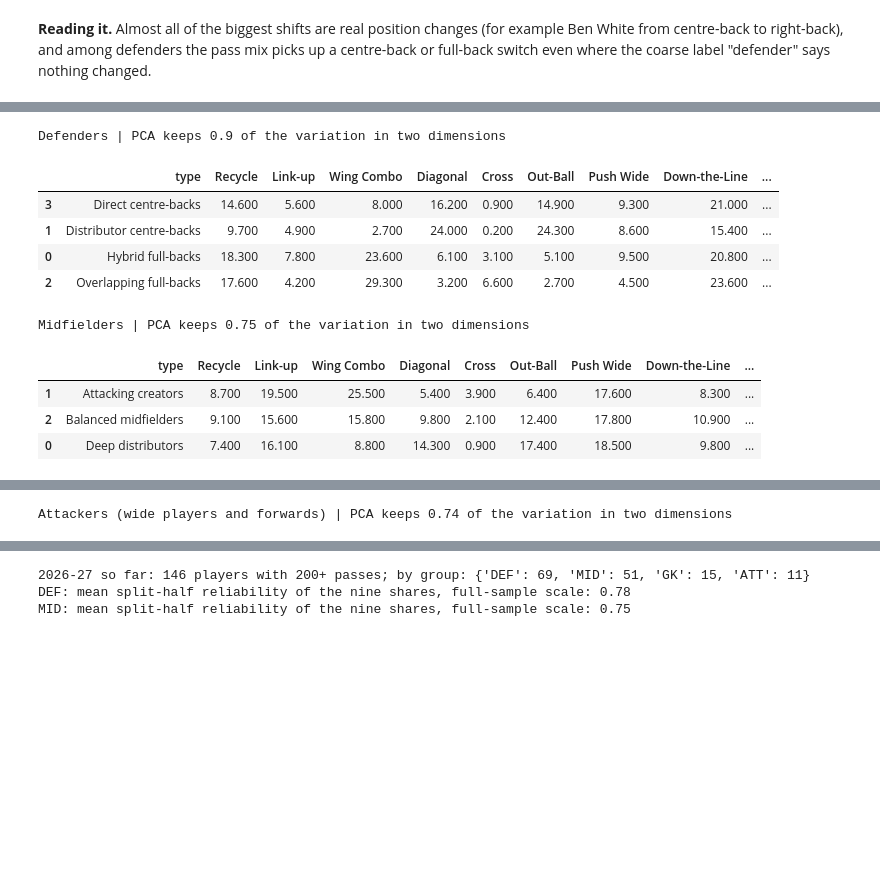
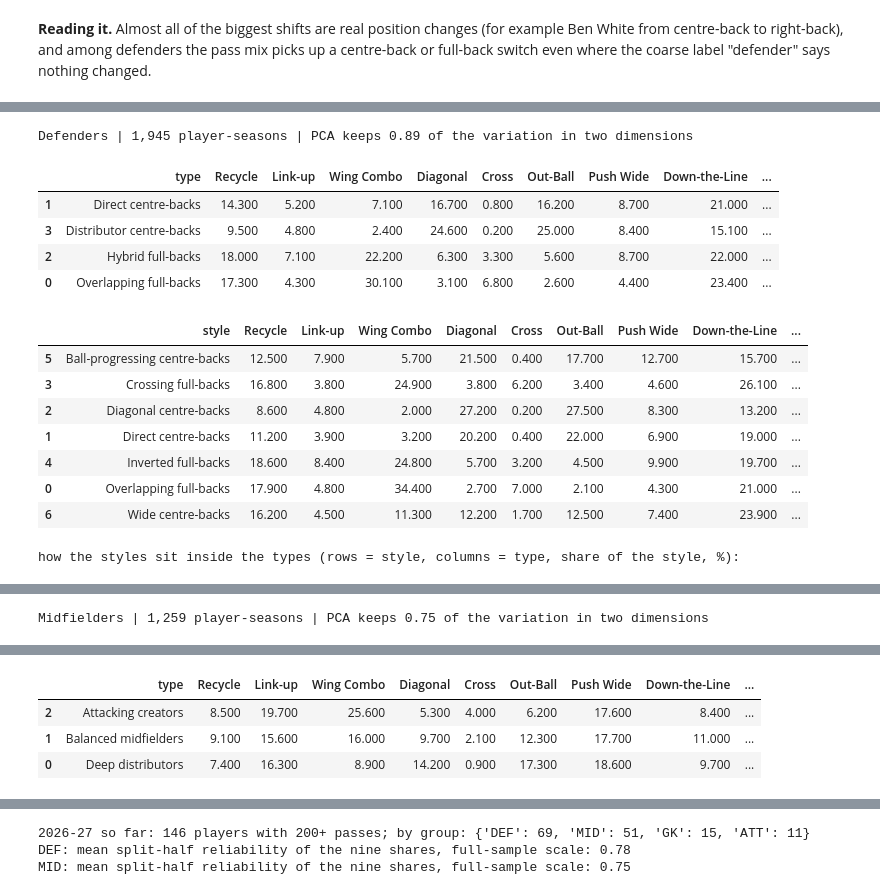
Before and after one commit to chuongt1311-droid/EPL-Player-Clustering, a Jupyter notebook: notebooks/EPL_Player_Clustering.ipynb, the cells around one changed output, grey strips where cells are left out. Drawn from its saved outputs; the diff is of its cells as text; code cells hidden in the pictures; blank space fills up the shorter version.

```diff
--- a/notebooks/EPL_Player_Clustering.ipynb
+++ b/notebooks/EPL_Player_Clustering.ipynb
@@ -855,0 +897,6 @@ This is the original idea I set out to imitate (k-means on **players**, coloured
+# %%
+CUTS = {'DEF': 200, 'MID': 350, 'ATT': 350}
+tab = []
+for g_ in GROUPS:
+    d = S2[S2.grp == g_]; tab.append(dict(position=GROUPS[g_].split(' (')[0], kept_at_500=int((d.n_passes >= 500).sum()), pct_kept_at_500=round(100 * (d.n_passes >= 500).mean()), cutoff=CUTS[g_], kept_at_cutoff=int((d.n_passes >= CUTS[g_]).sum()), reliability_at_cutoff=round(rel((S2.grp == g_).to_numpy() & (S2.n_passes >= CUTS[g_]).to_numpy()), 3)))
+display(pd.DataFrame(tab).set_index('position'))
@@ -901,44 +989,78 @@ Fit the final groups, and name each by its most-used passes. The cluster numbers
 # %%
-KSEL = {'DEF': 4, 'MID': 3, 'ATT': 4}
+KSEL = {'DEF': 4, 'MID': 3, 'ATT': 4}; KFINE = {'DEF': 7, 'MID': 5, 'ATT': 6}
 TYPE_NAMES = {
     'DEF': [('Overlapping full-backs', '#c8553d', 'Wing combinations, down-the-line balls and crosses from the touchline.'), ('Hybrid full-backs', '#e09f3e', 'Full-backs who recycle, combine and play more inside.'),
             ('Distributor centre-backs', '#1d4e89', 'Diagonals and out-balls from deep.'), ('Direct centre-backs', '#6b7a8f', 'Fewer diagonals, more down-the-line and long balls.')],
     'MID': [('Attacking creators', '#c8553d', 'Wing combinations and link-ups in the attacking half.'), ('Deep distributors', '#1d4e89', 'Out-balls and diagonals; push the ball forward and wide from deep.'),
             ('Balanced midfielders', '#2a9d8f', 'A mix of everything, with more down-the-line and long balls.')],
     'ATT': [('Combination wingers', '#c8553d', 'Mostly wing combinations: short passes on the wing in the final third.'), ('Link-up forwards', '#1d4e89', 'Link-up passes through the middle; low threat per 90.'),
             ('Crossing wide players', '#e09f3e', 'Crosses and down-the-line balls from wide.'), ('Inside creators', '#2a9d8f', 'Link-ups, pushes wide and wing combinations from inside positions.')]}
-def name_clusters(gname, M):                      # M: k x 9 mean shares; returns {cluster id: index into TYPE_NAMES[gname]}
+# finer styles: (name, colour, description, prototype = how the style differs from its position average, in the nine pass types)
+STYLES = {
+    'DEF': [('Overlapping full-backs', '#c8553d', 'The purest wing combiners: a third of their passes are wing combinations, plus crosses.', {'Wing Combo': 1, 'Cross': .3, 'Out-Ball': -.3}),
+            ('Crossing full-backs', '#e09f3e', 'Down-the-line balls, wing combinations and crosses.', {'Down-the-Line': 1, 'Wing Combo': .5, 'Cross': .4, 'Long Ball': .3}),
+            ('Inverted full-backs', '#b5838d', 'Recycle, link up and push wide from inside: full-backs who act like midfielders.', {'Recycle': 1, 'Link-up': 1, 'Push Wide': .8, 'Wing Combo': .3}),
+            ('Wide centre-backs', '#6b7a8f', 'Centre-backs (or hybrids) whose passing goes down the line.', {'Down-the-Line': 1, 'Wing Combo': .2, 'Long Ball': .3, 'Recycle': .3}),
+            ('Ball-progressing centre-backs', '#2a9d8f', 'Diagonals and out-balls, plus pushes wide and link-ups: they move the ball up.', {'Diagonal': .8, 'Out-Ball': .6, 'Push Wide': 1, 'Link-up': .6}),
+            ('Diagonal centre-backs', '#1d4e89', 'A quarter diagonals and a quarter out-balls: the switchers.', {'Diagonal': 1, 'Out-Ball': 1, 'Wing Combo': -.5}),
+            ('Direct centre-backs', '#7d5ba6', 'Out-balls with more long balls and fewer short passes.', {'Out-Ball': .8, 'Long Ball': 1, 'Diagonal': .5, 'Recycle': -.3})],
+    'MID': [('Attacking creators', '#c8553d', 'Wing combinations and crosses in the attacking half.', {'Wing Combo': 1, 'Cross': .4, 'Out-Ball': -.5}),
+            ('Link-up midfielders', '#e09f3e', 'Link-ups, wing combinations and pushes wide.', {'Link-up': 1, 'Wing Combo': .6, 'Push Wide': .4}),
+            ('Deep circulators', '#1d4e89', 'Out-balls, diagonals, link-ups and pushes wide; few wing combinations.', {'Out-Ball': .7, 'Diagonal': .7, 'Link-up': .5, 'Push Wide': .5, 'Wing Combo': -.6}),
+            ('Long-passing midfielders', '#7d5ba6', 'Out-balls, diagonals and long balls from deep.', {'Out-Ball': .8, 'Diagonal': .8, 'Long Ball': 1, 'Link-up': -.4}),
+            ('All-round midfielders', '#2a9d8f', 'Close to the average midfielder, with a little more down-the-line.', {'Down-the-Line': .8, 'Recycle': .4, 'Long Ball': .3})],
+    'ATT': [('Crossing wide players', '#e09f3e', 'Crosses and down-the-line balls from wide.', {'Cross': 1, 'Down-the-Line': .8, 'Long Ball': .5, 'Link-up': -.5}),
+            ('Wing-combination wingers', '#c8553d', 'Over 40% wing combinations.', {'Wing Combo': 1, 'Recycle': .3, 'Link-up': -.4}),
+            ('All-round wingers', '#6b7a8f', 'Close to the average wide player.', {'Recycle': .3, 'Down-the-Line': .3, 'Wing Combo': .2}),
+            ('Roaming creators', '#2a9d8f', 'Pushes wide, out-balls and diagonals: attackers who drift and switch play.', {'Push Wide': 1, 'Out-Ball': .6, 'Diagonal': .6, 'Wing Combo': -.5}),
+            ('Inside forwards', '#7d5ba6', 'Link-ups, wing combinations and pushes wide from inside.', {'Link-up': .8, 'Wing Combo': .6, 'Push Wide': .6}),
+            ('Link-up strikers', '#1d4e89', 'A third of passes are link-ups through the middle.', {'Link-up': 1, 'Wing Combo': -.6, 'Recycle': -.4})]}
+def name_clusters(gname, M):                      # core types. M: k x 9 mean shares; returns {cluster id: index into TYPE_NAMES[gname]}
     k = len(M); left = set(range(k)); out = {}
     def take(score, idx):
         c = max(left, key=score); out[c] = idx; left.discard(c)
     if gname == 'DEF':
         fb = sorted(range(k), key=lambda c: -M[c, 2])[:2]; cb = [c for c in range(k) if c not in fb]
         out[fb[0]] = 0; out[fb[1]] = 1; cb = sorted(cb, key=lambda c: -(M[c, 3] + M[c, 5])); out[cb[0]] = 2; out[cb[1]] = 3
     elif gname == 'MID':
         take(lambda c: M[c, 2], 0); take(lambda c: M[c, 5] + M[c, 3], 1); out[next(iter(left))] = 2
     else:
         take(lambda c: M[c, 2], 0); take(lambda c: M[c, 1], 1); take(lambda c: M[c, 4], 2); out[next(iter(left))] = 3
     return out
+def name_styles(gname, D, lab):                   # finer styles: optimal one-to-one match of each group's z-profile to a prototype
+    k = len(STYLES[gname]); mu, sd = D[sc].mean().to_numpy(), D[sc].std().to_numpy()
+    Zc = np.array([(D[lab == c][sc].mean().to_numpy() - mu) / sd for c in range(k)])
+    P_ = np.array([[st[3].get(PTN[j], 0) for j in range(9)] for st in STYLES[gname]], float); P_ /= np.linalg.norm(P_, axis=1, keepdims=True)
+    r_, c_ = linear_sum_assignment(-(Zc @ P_.T)); return dict(zip(r_, c_))
 
 models = {}
 for gname in GROUPS:
-    D = S[S.grp == gname].reset_index(drop=True); X = np.sqrt(D[sc].to_numpy()); km_ = KMeans(KSEL[gname], n_init=50, random_state=0).fit(X)
-    D['c0'] = km_.labels_; M = np.array([D[D.c0 == c][sc].mean().to_numpy() for c in range(KSEL[gname])]) * 100; mp = name_clusters(gname, M)
+    D = S2[(S2.grp == gname) & (S2.n_passes >= CUTS[gname])].reset_index(drop=True); X = np.sqrt(D[sc].to_numpy()); km_ = KMeans(KSEL[gname], n_init=50, random_state=0).fit(X); kf_ = KMeans(KFINE[gname], n_init=50, random_state=0).fit(X)
+    D['c0'] = km_.labels_; D['c2'] = kf_.labels_; M = np.array([D[D.c0 == c][sc].mean().to_numpy() for c in range(KSEL[gname])]) * 100; mp = name_clusters(gname, M); mp2 = name_styles(gname, D, kf_.labels_)
+    assert len(set(mp.values())) == KSEL[gname] and len(set(mp2.values())) == KFINE[gname]
     pca_ = PCA(2).fit(X); L = pca_.components_.copy()
     if L[0, 2] < 0: L[0] *= -1; pca_.components_[0] *= -1                                 # right = more wing combos
     if (L[1, 1] + L[1, 6] - L[1, 7] - L[1, 8]) < 0: pca_.components_[1] *= -1                # up = more link-ups and pushes wide
-    models[gname] = dict(km=km_, pca=pca_, map=mp, M=M); tt = pd.DataFrame(M, columns=['Recycle', 'Link-up', 'Wing Combo', 'Diagonal', 'Cross', 'Out-Ball', 'Push Wide', 'Down-the-Line', 'Long Ball'])
-    tt.insert(0, 'type', [TYPE_NAMES[gname][mp[c]][0] for c in range(KSEL[gname])]); tt['players (player-seasons)'] = np.bincount(km_.labels_); tt['pass xT/90'] = [D[D.c0 == c].xt90.mean() if 'xt90' in D else np.nan for c in range(KSEL[gname])]
-    print(GROUPS[gname], '| PCA keeps', pca_.explained_variance_ratio_.sum().round(2), 'of the variation in two dimensions'); display(tt.round(1).sort_values('type'))
+    models[gname] = dict(km=km_, km2=kf_, pca=pca_, map=mp, map2=mp2, M=M)
+    tt = pd.DataFrame(M, columns=PTN); tt.insert(0, 'type', [TYPE_NAMES[gname][mp[c]][0] for c in range(KSEL[gname])]); tt['player-seasons'] = np.bincount(km_.labels_); tt['pass xT/90'] = [D[D.c0 == c].xt90.mean() for c in range(KSEL[gname])]
+    print(GROUPS[gname], f'| {len(D):,} player-seasons | PCA keeps', pca_.explained_variance_ratio_.sum().round(2), 'of the variation in two dimensions'); display(tt.round(1).sort_values('type'))
+    ts = pd.DataFrame(np.array([D[D.c2 == c][sc].mean().to_numpy() for c in range(KFINE[gname])]) * 100, columns=PTN); ts.insert(0, 'style', [STYLES[gname][mp2[c]][0] for c in range(KFINE[gname])])
+    ts['player-seasons'] = np.bincount(kf_.labels_); ts['pass xT/90'] = [D[D.c2 == c].xt90.mean() for c in range(KFINE[gname])]
+    ts['recent examples'] = [', '.join(D[(D.c2 == c) & (D.season >= '2021-22')].sort_values('n_passes', ascending=False).drop_duplicates('name').name.head(4)) for c in range(KFINE[gname])]; display(ts.round(1).sort_values('style'))
+    print('how the styles sit inside the types (rows = style, columns = type, share of the style, %):'); display((pd.crosstab(D.c2.map(lambda c: STYLES[gname][mp2[c]][0]), D.c0.map(lambda c: TYPE_NAMES[gname][mp[c]][0]), normalize='index') * 100).round(0).astype(int))
 # %% [output]
-Defenders | PCA keeps 0.9 of the variation in two dimensions
+Defenders | 1,945 player-seasons | PCA keeps 0.89 of the variation in two dimensions
 |  | type | Recycle | Link-up | Wing Combo | Diagonal | Cross | Out-Ball | Push Wide | Down-the-Line | ... |
-| 3 | Direct centre-backs | 14.600 | 5.600 | 8.000 | 16.200 | 0.900 | 14.900 | 9.300 | 21.000 | ... |
-| 1 | Distributor centre-backs | 9.700 | 4.900 | 2.700 | 24.000 | 0.200 | 24.300 | 8.600 | 15.400 | ... |
-| 0 | Hybrid full-backs | 18.300 | 7.800 | 23.600 | 6.100 | 3.100 | 5.100 | 9.500 | 20.800 | ... |
-| 2 | Overlapping full-backs | 17.600 | 4.200 | 29.300 | 3.200 | 6.600 | 2.700 | 4.500 | 23.600 | ... |
+| 1 | Direct centre-backs | 14.300 | 5.200 | 7.100 | 16.700 | 0.800 | 16.200 | 8.700 | 21.000 | ... |
+| 3 | Distributor centre-backs | 9.500 | 4.800 | 2.400 | 24.600 | 0.200 | 25.000 | 8.400 | 15.100 | ... |
+| 2 | Hybrid full-backs | 18.000 | 7.100 | 22.200 | 6.300 | 3.300 | 5.600 | 8.700 | 22.000 | ... |
+| 0 | Overlapping full-backs | 17.300 | 4.300 | 30.100 | 3.100 | 6.800 | 2.600 | 4.400 | 23.400 | ... |
+|  | style | Recycle | Link-up | Wing Combo | Diagonal | Cross | Out-Ball | Push Wide | Down-the-Line | ... |
+| 5 | Ball-progressing centre-backs | 12.500 | 7.900 | 5.700 | 21.500 | 0.400 | 17.700 | 12.700 | 15.700 | ... |
+| 3 | Crossing full-backs | 16.800 | 3.800 | 24.900 | 3.800 | 6.200 | 3.400 | 4.600 | 26.100 | ... |
+| 2 | Diagonal centre-backs | 8.600 | 4.800 | 2.000 | 27.200 | 0.200 | 27.500 | 8.300 | 13.200 | ... |
+| 1 | Direct centre-backs | 11.200 | 3.900 | 3.200 | 20.200 | 0.400 | 22.000 | 6.900 | 19.000 | ... |
+| 4 | Inverted full-backs | 18.600 | 8.400 | 24.800 | 5.700 | 3.200 | 4.500 | 9.900 | 19.700 | ... |
+| 0 | Overlapping full-backs | 17.900 | 4.800 | 34.400 | 2.700 | 7.000 | 2.100 | 4.300 | 21.000 | ... |
+| 6 | Wide centre-backs | 16.200 | 4.500 | 11.300 | 12.200 | 1.700 | 12.500 | 7.400 | 23.900 | ... |
-Midfielders | PCA keeps 0.75 of the variation in two dimensions
+how the styles sit inside the types (rows = style, columns = type, share of the style, %):
-|  | type | Recycle | Link-up | Wing Combo | Diagonal | Cross | Out-Ball | Push Wide | Down-the-Line | ... |
-| 1 | Attacking creators | 8.700 | 19.500 | 25.500 | 5.400 | 3.900 | 6.400 | 17.600 | 8.300 | ... |
-| 2 | Balanced midfielders | 9.100 | 15.600 | 15.800 | 9.800 | 2.100 | 12.400 | 17.800 | 10.900 | ... |
-| 0 | Deep distributors | 7.400 | 16.100 | 8.800 | 14.300 | 0.900 | 17.400 | 18.500 | 9.800 | ... |
@@ -945 +1076 @@ Midfielders | PCA keeps 0.75 of the variation in two dimensions
-Attackers (wide players and forwards) | PCA keeps 0.74 of the variation in two dimensions
+Midfielders | 1,259 player-seasons | PCA keeps 0.75 of the variation in two dimensions
@@ -950,0 +1077,4 @@ Attackers (wide players and forwards) | PCA keeps 0.74 of the variation in two d
+|  | type | Recycle | Link-up | Wing Combo | Diagonal | Cross | Out-Ball | Push Wide | Down-the-Line | ... |
+| 2 | Attacking creators | 8.500 | 19.700 | 25.600 | 5.300 | 4.000 | 6.200 | 17.600 | 8.400 | ... |
+| 1 | Balanced midfielders | 9.100 | 15.600 | 16.000 | 9.700 | 2.100 | 12.300 | 17.700 | 11.000 | ... |
+| 0 | Deep distributors | 7.400 | 16.300 | 8.900 | 14.200 | 0.900 | 17.300 | 18.600 | 9.700 | ... |
```
Also changed, not shown: parts of 20 cells of this notebook, 9 other files.
